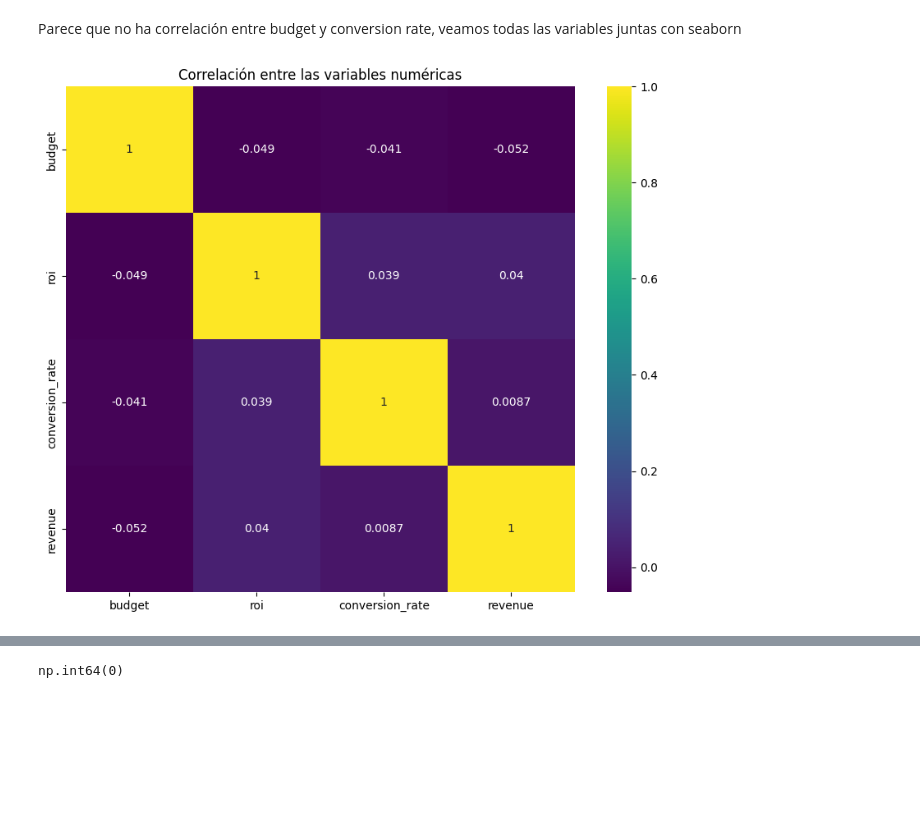
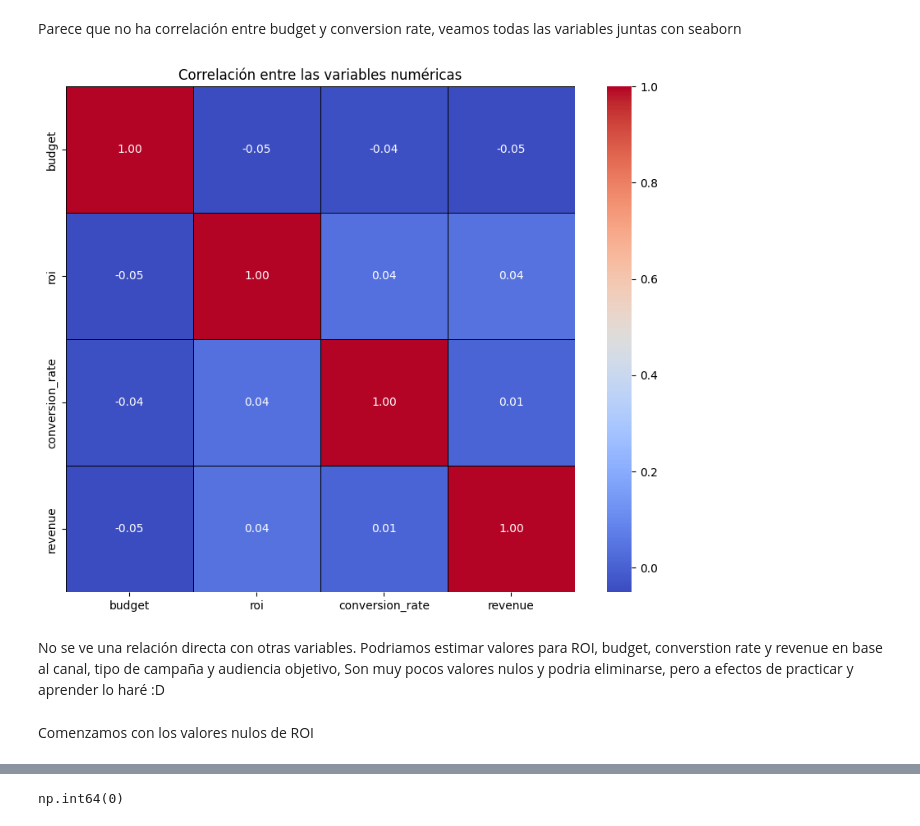
Before and after one commit to David-Gabriel07/Desafio-de-Marketing, a Jupyter notebook: notebooks/Preprocesamiento-de-datos.ipynb, the cells around one changed output, grey strips where cells are left out. Saved outputs shown, nothing was run; the diff lists cells and outputs as text; code cells hidden in the pictures; blank space fills up the shorter version.

```diff
--- a/notebooks/Preprocesamiento-de-datos.ipynb
+++ b/notebooks/Preprocesamiento-de-datos.ipynb
@@ -400 +405,4 @@ revenue                            NaN
 Name: 1024, dtype: object
+# %%
+df.loc[1024,'target_audience']='B2B'
+df.iloc[1024]
@@ -428,8 +448,12 @@ plt.show()
 Parece que no ha correlación entre budget y conversion rate, veamos todas las variables juntas con seaborn
 # %%
 plt.figure(figsize=(10,8))
-sns.heatmap(df.select_dtypes(include='number').corr(method='pearson'), annot=True, cmap='viridis')
+sns.heatmap(df.select_dtypes(include='number').corr(method='pearson'), annot=True, cmap='coolwarm', fmt='.2f', linewidths=0.5, linecolor='black')
 plt.title('Correlación entre las variables numéricas')
 plt.show()
 # %% [output]
-[figure, old version]
+[figure, new version]
+# %% [markdown]
+No se ve una relación directa con otras variables. Podriamos estimar valores para ROI, budget, converstion rate y revenue en base al canal, tipo de campaña y audiencia objetivo, Son muy pocos valores nulos y podria eliminarse, pero a efectos de practicar y aprender lo  haré :D
+# %% [markdown]
+Comenzamos con los valores nulos de ROI
```
Also changed, not shown: parts of 93 cells of this notebook, 1 other file.
